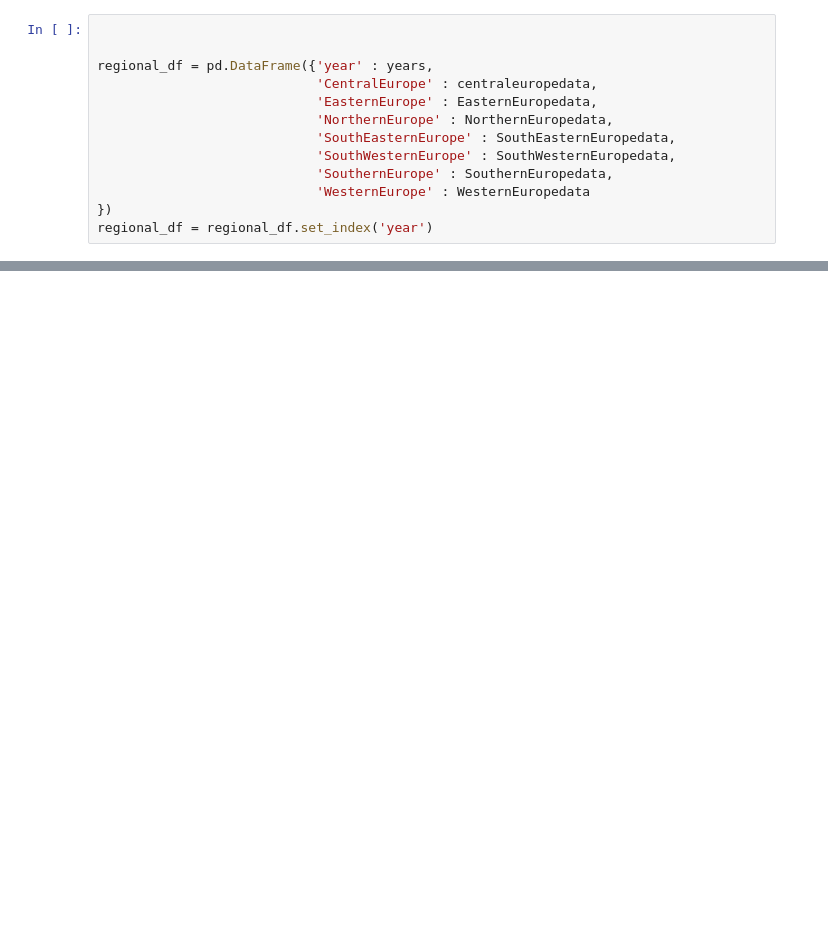
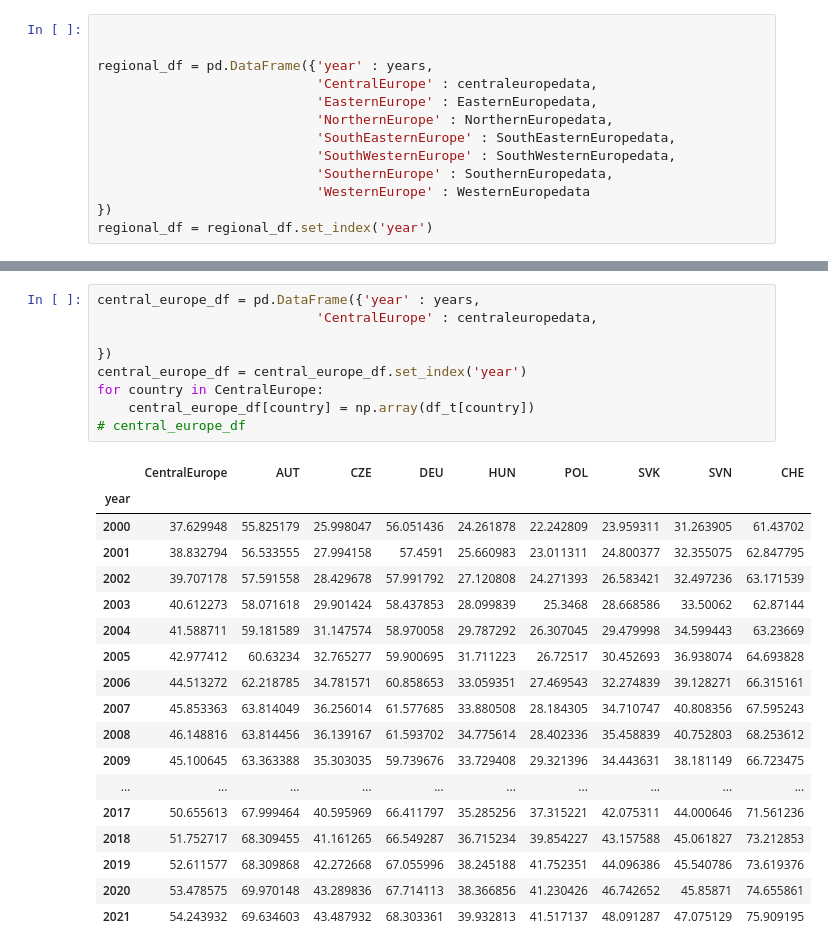
Before and after one commit to JoanneLin168/ADS-European-Productivity, a Jupyter notebook: Notebooks/Productivity_predictions.ipynb, the cells around one changed output, grey strips where cells are left out. Drawn from its saved outputs; the diff is of its cells as text; blank space fills up the shorter version.

```diff
--- a/Notebooks/Productivity_predictions.ipynb
+++ b/Notebooks/Productivity_predictions.ipynb
@@ -660,0 +863,28 @@ regional_df = regional_df.set_index('year')
+# %%
+central_europe_df = pd.DataFrame({'year' : years,
+                            'CentralEurope' : centraleuropedata,
+
+})
+central_europe_df = central_europe_df.set_index('year')
+for country in CentralEurope:
+    central_europe_df[country] = np.array(df_t[country])
+# central_europe_df
+# %% [output]
+|  | CentralEurope | AUT | CZE | DEU | HUN | POL | SVK | SVN | CHE |
+| year |  |  |  |  |  |  |  |  |  |
+| 2000 | 37.629948 | 55.825179 | 25.998047 | 56.051436 | 24.261878 | 22.242809 | 23.959311 | 31.263905 | 61.43702 |
+| 2001 | 38.832794 | 56.533555 | 27.994158 | 57.4591 | 25.660983 | 23.011311 | 24.800377 | 32.355075 | 62.847795 |
+| 2002 | 39.707178 | 57.591558 | 28.429678 | 57.991792 | 27.120808 | 24.271393 | 26.583421 | 32.497236 | 63.171539 |
+| 2003 | 40.612273 | 58.071618 | 29.901424 | 58.437853 | 28.099839 | 25.3468 | 28.668586 | 33.50062 | 62.87144 |
+| 2004 | 41.588711 | 59.181589 | 31.147574 | 58.970058 | 29.787292 | 26.307045 | 29.479998 | 34.599443 | 63.23669 |
+| 2005 | 42.977412 | 60.63234 | 32.765277 | 59.900695 | 31.711223 | 26.72517 | 30.452693 | 36.938074 | 64.693828 |
+| 2006 | 44.513272 | 62.218785 | 34.781571 | 60.858653 | 33.059351 | 27.469543 | 32.274839 | 39.128271 | 66.315161 |
+| 2007 | 45.853363 | 63.814049 | 36.256014 | 61.577685 | 33.880508 | 28.184305 | 34.710747 | 40.808356 | 67.595243 |
+| 2008 | 46.148816 | 63.814456 | 36.139167 | 61.593702 | 34.775614 | 28.402336 | 35.458839 | 40.752803 | 68.253612 |
+| 2009 | 45.100645 | 63.363388 | 35.303035 | 59.739676 | 33.729408 | 29.321396 | 34.443631 | 38.181149 | 66.723475 |
+| ... | ... | ... | ... | ... | ... | ... | ... | ... | ... |
+| 2017 | 50.655613 | 67.999464 | 40.595969 | 66.411797 | 35.285256 | 37.315221 | 42.075311 | 44.000646 | 71.561236 |
+| 2018 | 51.752717 | 68.309455 | 41.161265 | 66.549287 | 36.715234 | 39.854227 | 43.157588 | 45.061827 | 73.212853 |
+| 2019 | 52.611577 | 68.309868 | 42.272668 | 67.055996 | 38.245188 | 41.752351 | 44.096386 | 45.540786 | 73.619376 |
+| 2020 | 53.478575 | 69.970148 | 43.289836 | 67.714113 | 38.366856 | 41.230426 | 46.742652 | 45.85871 | 74.655861 |
+| 2021 | 54.243932 | 69.634603 | 43.487932 | 68.303361 | 39.932813 | 41.517137 | 48.091287 | 47.075129 | 75.909195 |
```
Also changed, not shown: parts of 25 cells of this notebook.
